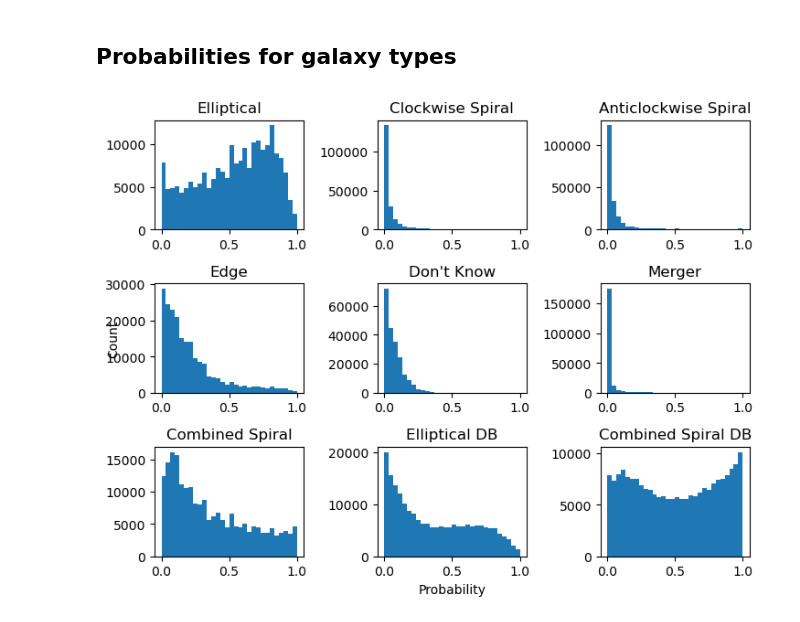
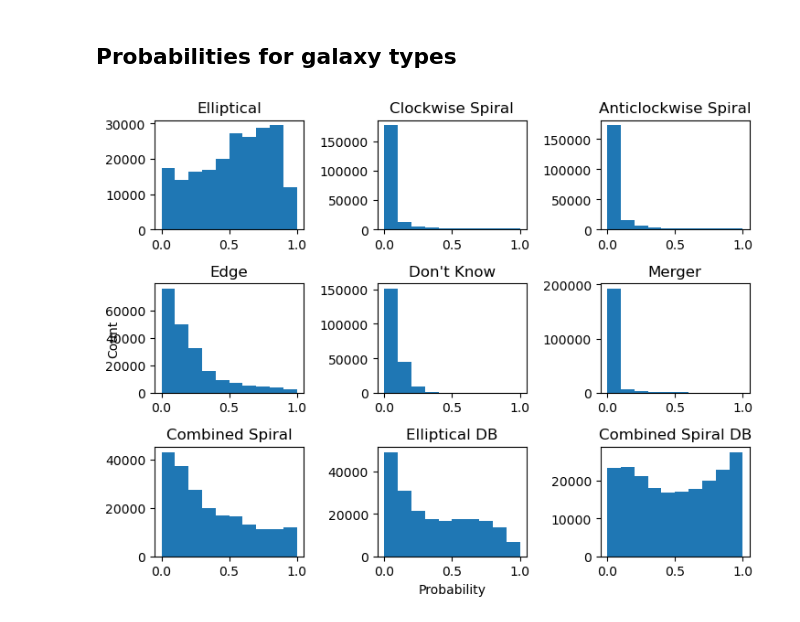
Before and after one commit to neil-power/mphys-galaxy, a Jupyter notebook: Code/data_visualisation.ipynb, the cells around one changed output. Cells and saved outputs as stored; diff of their text form; code cells hidden in the pictures.

```diff
--- a/Code/data_visualisation.ipynb
+++ b/Code/data_visualisation.ipynb
@@ -42,23 +42,23 @@ plt.show()
 # %%
 fig = plt.figure(figsize=(8,6))
 ax = fig.add_subplot(111)
 ax.set_xlabel("Probability")
 ax.set_ylabel("Count")
 ax.spines['top'].set_color('none')
 ax.spines['bottom'].set_color('none')
 ax.spines['left'].set_color('none')
 ax.spines['right'].set_color('none')
 ax.tick_params(labelcolor='w', top=False, bottom=False, left=False, right=False)
 
 labels = ["Elliptical","Clockwise Spiral","Anticlockwise Spiral","Edge","Don't Know","Merger","Combined Spiral","Elliptical DB","Combined Spiral DB"]
 for i, votetype in enumerate(catalog.columns.values[5:14]):
     ax_i = fig.add_subplot(3,3,i+1)
-    ax_i.hist(catalog[votetype],bins=30)
+    ax_i.hist(catalog[votetype],bins=10)
     ax_i.set_title(labels[i])
 plt.tight_layout()
 plt.show()
 # %% [output]
-[figure, old version]
+[figure, new version]
 # %%
 def plot_vote_fractions(cat):
     labels = ["P_CW","P_ACW","P_OTHER"]
```
Also changed, not shown: parts of 5 cells of this notebook, 17 other files.
